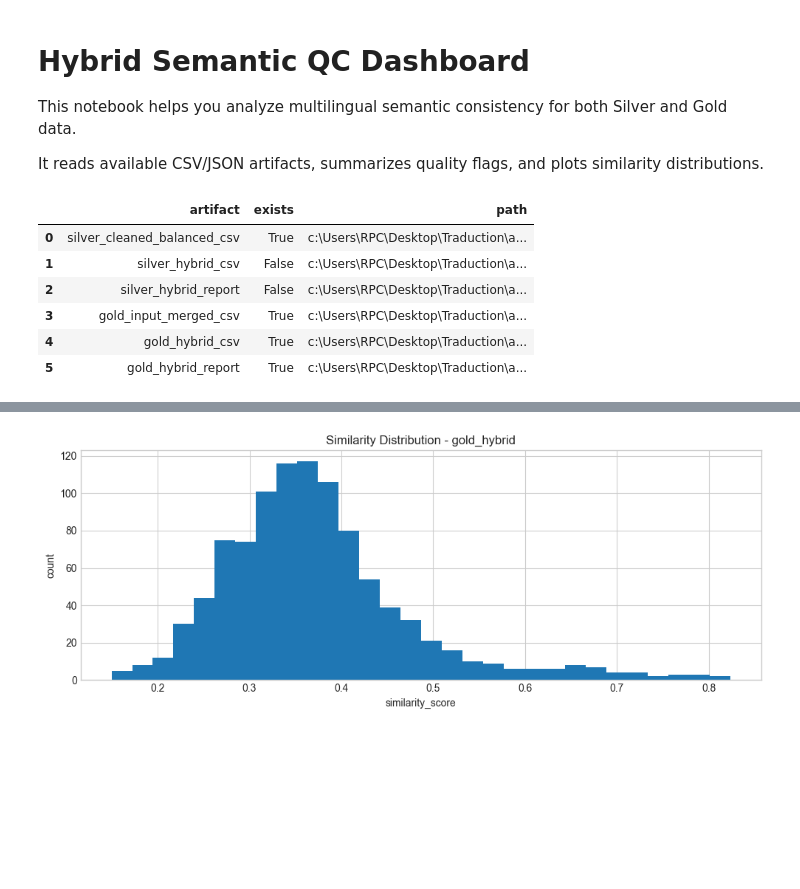
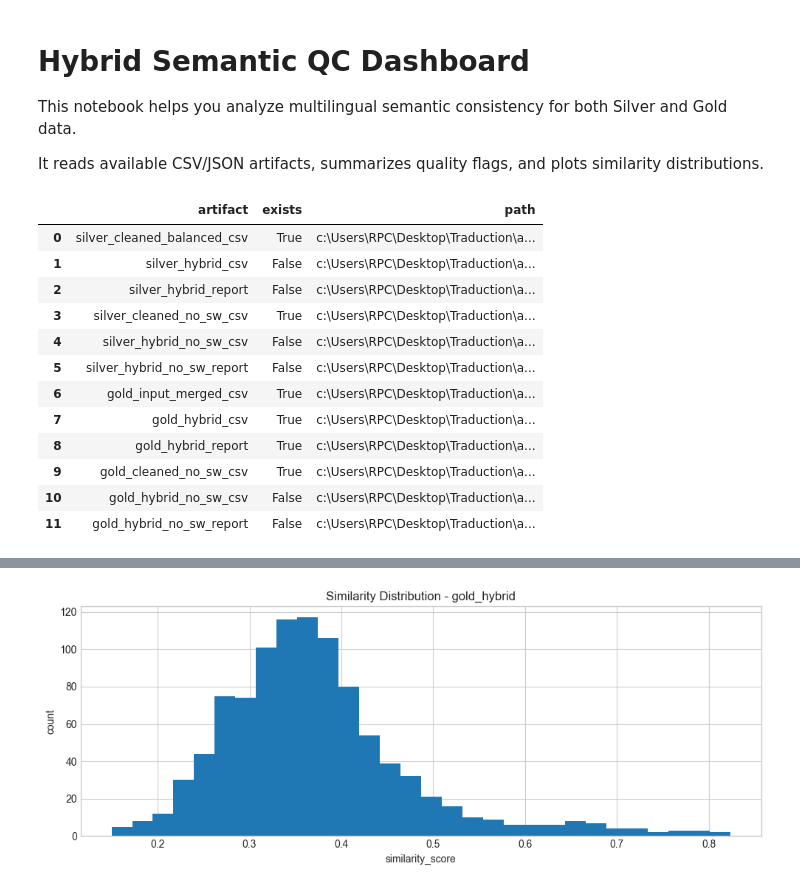
Before and after one commit to chaimaeelmounjali/Translation-NLP-Project, a Jupyter notebook: Hybrid_Semantic_QC_Visualization.ipynb, the cells around one changed output, grey strips where cells are left out. Cells and saved outputs as stored; diff of their text form; code cells hidden in the pictures; blank space fills up the shorter version.

```diff
--- a/Hybrid_Semantic_QC_Visualization.ipynb
+++ b/Hybrid_Semantic_QC_Visualization.ipynb
@@ -16,27 +16,39 @@ pd.set_option('display.max_colwidth', 140)
 # %%
 BASE = Path.cwd()
 
 PATHS = {
     'silver_cleaned_balanced_csv': BASE / 'artifacts/silver_shard_3_cleaned/silver_shard_3.corrected.cleaned.balanced.csv',
     'silver_hybrid_csv': BASE / 'artifacts/silver_shard_3_qc/silver_shard_3.hybrid.corrected.csv',
     'silver_hybrid_report': BASE / 'artifacts/silver_shard_3_qc/silver_shard_3.hybrid.report.json',
+    'silver_cleaned_no_sw_csv': BASE / 'artifacts/silver_shard_3_cleaned_no_sw/silver_shard_3.corrected.cleaned.no_sw.csv',
+    'silver_hybrid_no_sw_csv': BASE / 'artifacts/silver_shard_3_qc_no_sw/silver_shard_3.hybrid.noswl.csv',
+    'silver_hybrid_no_sw_report': BASE / 'artifacts/silver_shard_3_qc_no_sw/silver_shard_3.hybrid.report.noswl.json',
     'gold_input_merged_csv': BASE / 'artifacts/gold_shard_3_merge/gold_shard_3.corrected.merged.csv',
     'gold_hybrid_csv': BASE / 'artifacts/gold_shard_3_merge/gold_shard_3.hybrid.corrected.csv',
     'gold_hybrid_report': BASE / 'artifacts/gold_shard_3_merge/gold_shard_3.hybrid.report.json',
+    'gold_cleaned_no_sw_csv': BASE / 'artifacts/gold_shard_3_cleaned_no_sw/gold_shard_3.corrected.cleaned.no_sw.csv',
+    'gold_hybrid_no_sw_csv': BASE / 'artifacts/gold_shard_3_qc_no_sw/gold_shard_3.hybrid.noswl.csv',
+    'gold_hybrid_no_sw_report': BASE / 'artifacts/gold_shard_3_qc_no_sw/gold_shard_3.hybrid.report.noswl.json',
 }
 
 availability = pd.DataFrame(
     [{'artifact': k, 'exists': v.exists(), 'path': str(v)} for k, v in PATHS.items()]
 )
 availability
 # %% [output]
 |  | artifact | exists | path |
 | 0 | silver_cleaned_balanced_csv | True | c:\Users\RPC\Desktop\Traduction\a... |
 | 1 | silver_hybrid_csv | False | c:\Users\RPC\Desktop\Traduction\a... |
 | 2 | silver_hybrid_report | False | c:\Users\RPC\Desktop\Traduction\a... |
-| 3 | gold_input_merged_csv | True | c:\Users\RPC\Desktop\Traduction\a... |
-| 4 | gold_hybrid_csv | True | c:\Users\RPC\Desktop\Traduction\a... |
-| 5 | gold_hybrid_report | True | c:\Users\RPC\Desktop\Traduction\a... |
+| 3 | silver_cleaned_no_sw_csv | True | c:\Users\RPC\Desktop\Traduction\a... |
+| 4 | silver_hybrid_no_sw_csv | False | c:\Users\RPC\Desktop\Traduction\a... |
+| 5 | silver_hybrid_no_sw_report | False | c:\Users\RPC\Desktop\Traduction\a... |
+| 6 | gold_input_merged_csv | True | c:\Users\RPC\Desktop\Traduction\a... |
+| 7 | gold_hybrid_csv | True | c:\Users\RPC\Desktop\Traduction\a... |
+| 8 | gold_hybrid_report | True | c:\Users\RPC\Desktop\Traduction\a... |
+| 9 | gold_cleaned_no_sw_csv | True | c:\Users\RPC\Desktop\Traduction\a... |
+| 10 | gold_hybrid_no_sw_csv | False | c:\Users\RPC\Desktop\Traduction\a... |
+| 11 | gold_hybrid_no_sw_report | False | c:\Users\RPC\Desktop\Traduction\a... |
 # %%
 def load_csv_safe(path: Path):
     if not path.exists():
```
Also changed, not shown: parts of 8 cells of this notebook, 44 other files.
